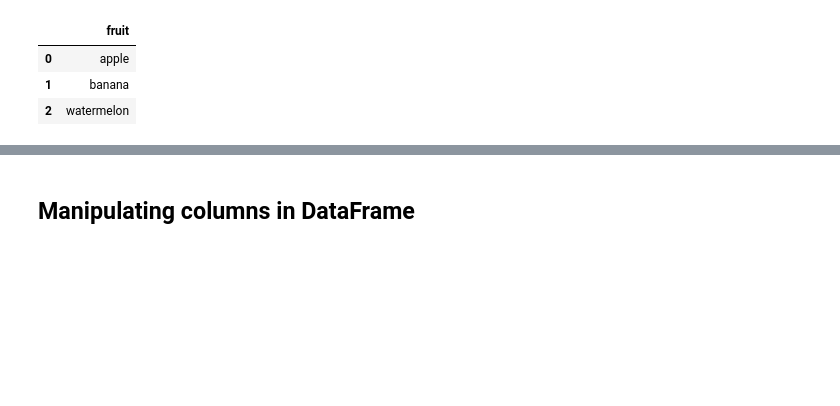
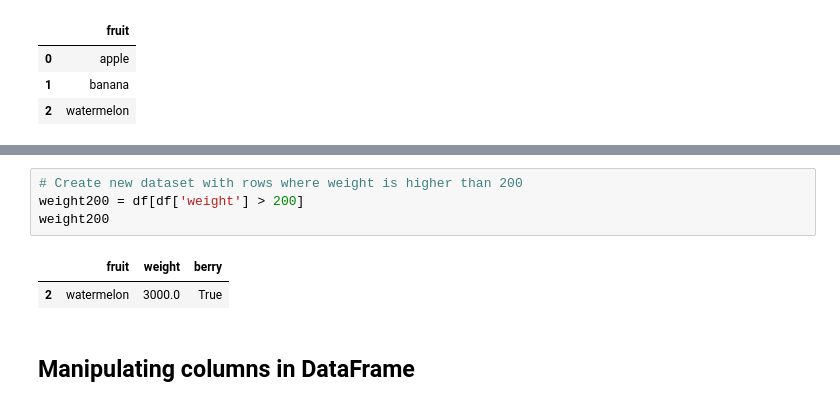
Before and after one commit to dkot3008/POP77001_Computer_Programming_2022, a Jupyter notebook: lectures/10_week.ipynb, the cells around one changed output, grey strips where cells are left out. Drawn from its saved outputs; the diff is of its cells as text; blank space fills up the shorter version.

```diff
--- a/lectures/10_week.ipynb
+++ b/lectures/10_week.ipynb
@@ -274,3 +290,10 @@ df.iloc[:,df.columns.str.startswith('fr')] # This is helpful with more complicat
+# %%
+# Create new dataset with rows where weight is higher than 200
+weight200 = df[df['weight'] > 200]
+weight200
+# %% [output]
+|  | fruit | weight | berry |
+| 2 | watermelon | 3000.0 | True |
 # %% [markdown]
 ## Manipulating columns in DataFrame
 # %%
```
Also changed, not shown: parts of 16 cells of this notebook, 5 other files.
